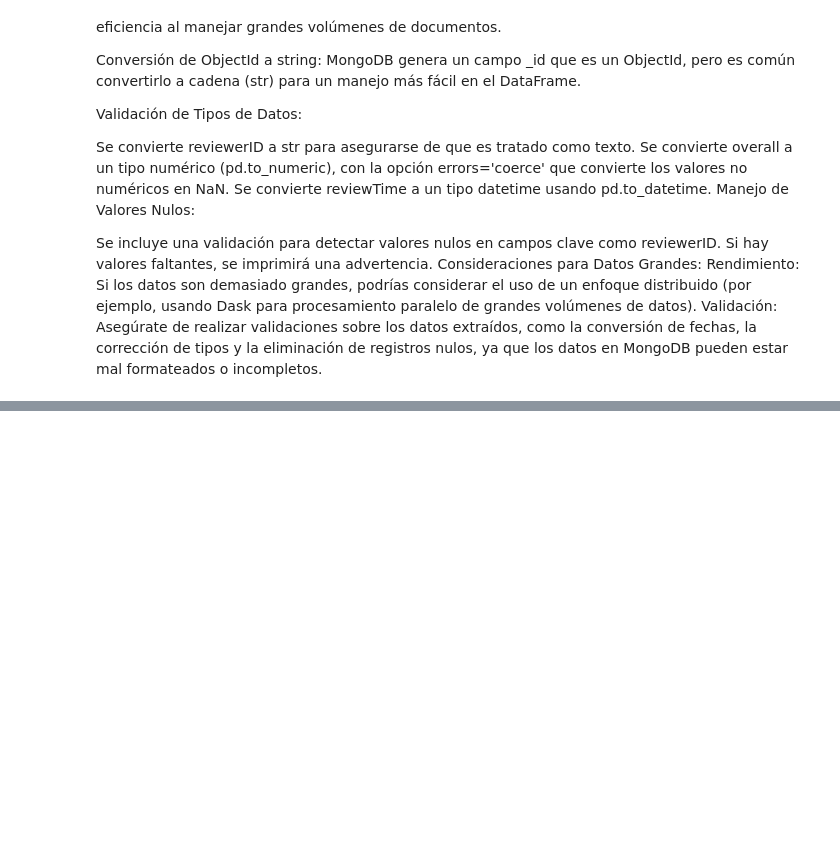
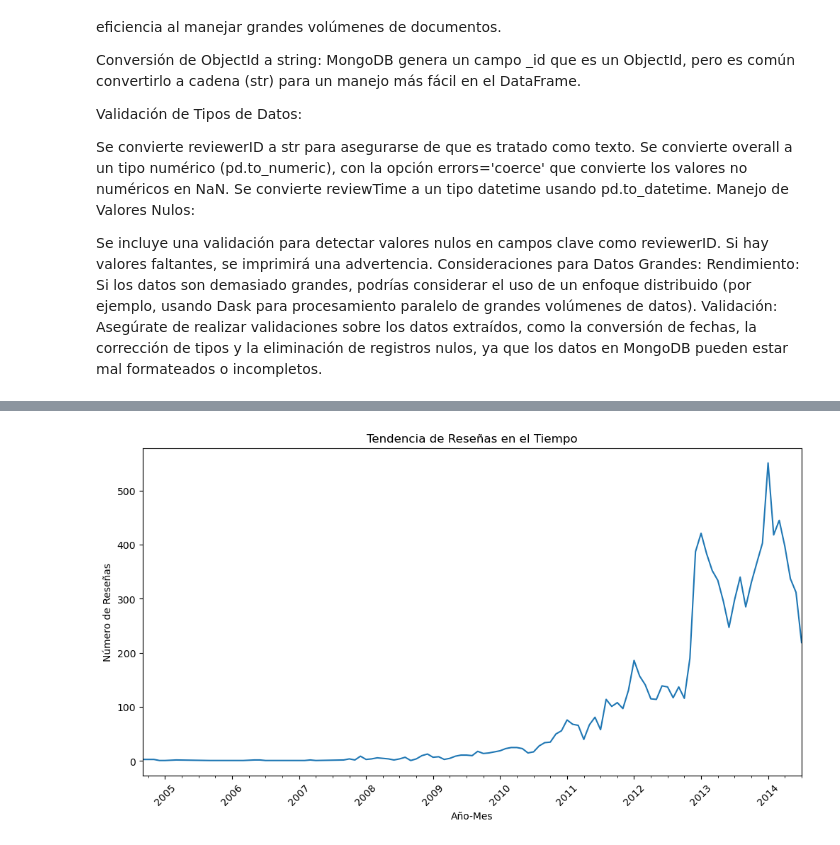
Before and after one commit to mkltc/RETO2, a Jupyter notebook: PIA/reto2_pia.ipynb, the cells around one changed output, grey strips where cells are left out. Drawn from its saved outputs; the diff is of its cells as text; code cells hidden in the pictures; blank space fills up the shorter version.

```diff
--- a/PIA/reto2_pia.ipynb
+++ b/PIA/reto2_pia.ipynb
@@ -584,21 +397,0 @@ Valor p: 0.177
-# %%
-# Agregar una columna de año
-df['year'] = df['reviewTime'].dt.year
-
-# Conteo de reseñas por año
-resenas_por_ano = df.groupby('year').size()
-
-# Gráfico de tendencia de reseñas por año
-plt.figure(figsize=(10, 6))
-sns.lineplot(x=resenas_por_ano.index, y=resenas_por_ano.values, marker='o')
-plt.title('Tendencia en el Número de Reseñas por Año')
-plt.xlabel('Año')
-plt.ylabel('Cantidad de Reseñas')
-plt.show()
-
-# Prueba de tendencia
-# Calcular la pendiente y la significancia de la tendencia
-slope, intercept, r_value, p_value, std_err = stats.linregress(resenas_por_ano.index, resenas_por_ano.values)
-
-print(f"Pendiente de la tendencia: {slope:.2f}")
-print(f"Valor p: {p_value:.3f}")
@@ -608,0 +403,17 @@ Valor p: 0.891
+# %%
+# Convertir la columna reviewTime a formato datetime si aún no lo has hecho
+df['reviewTime'] = pd.to_datetime(df['reviewTime'], errors='coerce')
+df['year_month'] = df['reviewTime'].dt.to_period('M')  # Agrupar por año y mes
+
+# Contar el número de reseñas por año-mes
+time_series = df.groupby('year_month').size()
+
+plt.figure(figsize=(12, 6))
+time_series.plot()
+plt.title("Tendencia de Reseñas en el Tiempo")
+plt.xlabel("Año-Mes")
+plt.ylabel("Número de Reseñas")
+plt.xticks(rotation=45)
+plt.show()
+# %% [output]
+[figure, added]
```
Also changed, not shown: parts of 26 cells of this notebook.
